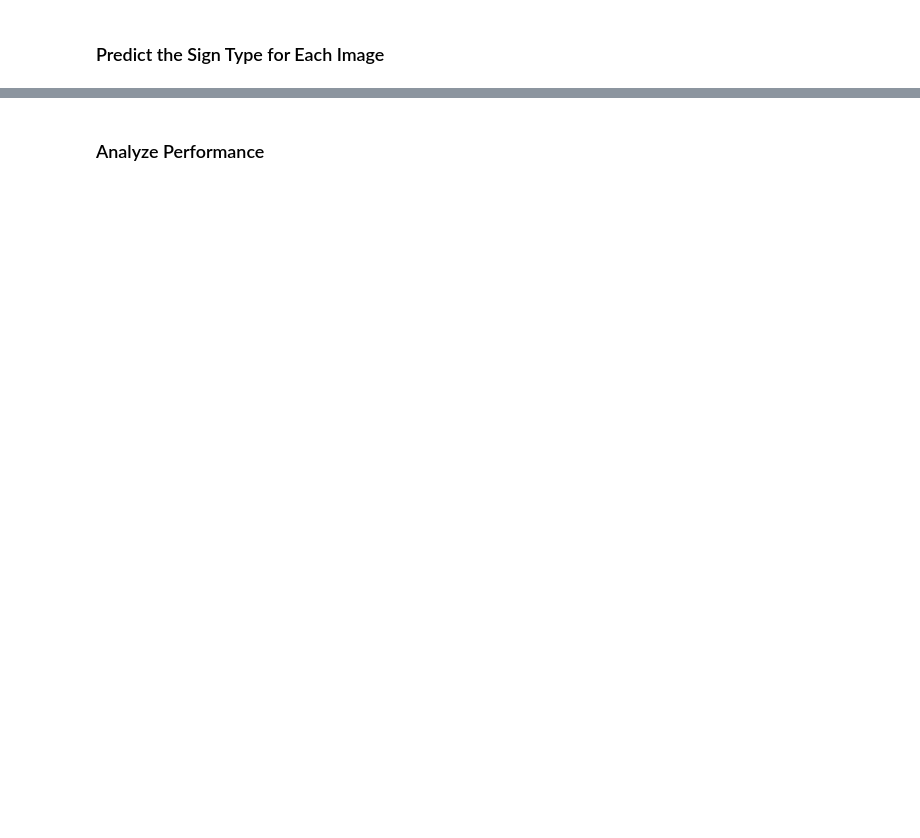
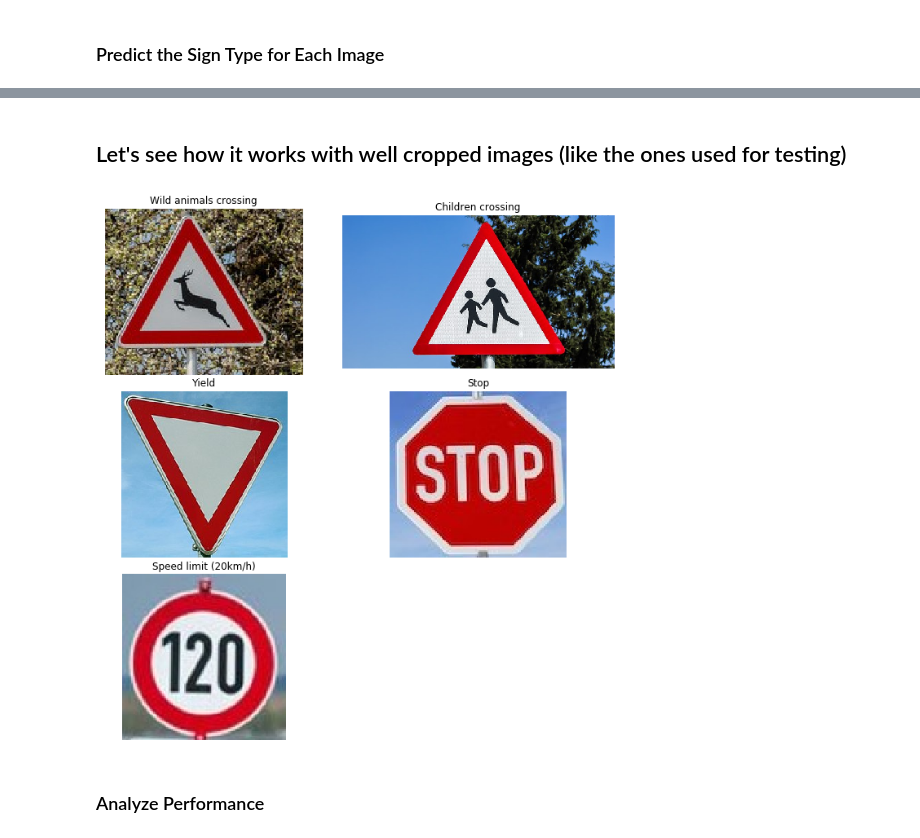
Before and after one commit to thenhz/CarND-Traffic-Sign-Classifier-Project, a Jupyter notebook: Traffic_Sign_Classifier.ipynb, the cells around one changed output, grey strips where cells are left out. Cells and saved outputs as stored; diff of their text form; code cells hidden in the pictures; blank space fills up the shorter version.

```diff
--- a/Traffic_Sign_Classifier.ipynb
+++ b/Traffic_Sign_Classifier.ipynb
@@ -593,3 +605,26 @@ plt.show()
+# %% [markdown]
+## Let's see how it works with well cropped images (like the ones used for testing)
+# %%
+images = glob.glob("test_images_cropped/*.jpg")
+
+gs1 = gridspec.GridSpec(3, 2)
+gs1.update(wspace=0.01, hspace=0.1) # set the spacing between axes.
+plt.figure(figsize=(12,12))
+for i, img in enumerate(images):
+    ax1 = plt.subplot(gs1[i])
+    ax1.set_xticklabels([])
+    ax1.set_yticklabels([])
+    ax1.set_aspect('equal')
+    img_data = mpimg.imread(img)
+    plt.imshow(img_data)
+    img_prep = cv2.resize(img_data,(32,32))
+    img_prep = preprocess_image(img_prep)
+    ax1.set_title(mydict[str(np.argmax(model.predict(np.expand_dims(img_prep,0))))])
+    plt.axis('off')
+
+plt.show()
+# %% [output]
+[figure, added]
 # %% [markdown]
 ### Analyze Performance
 # %%
```
Also changed, not shown: parts of 14 cells of this notebook, 1 other file.
